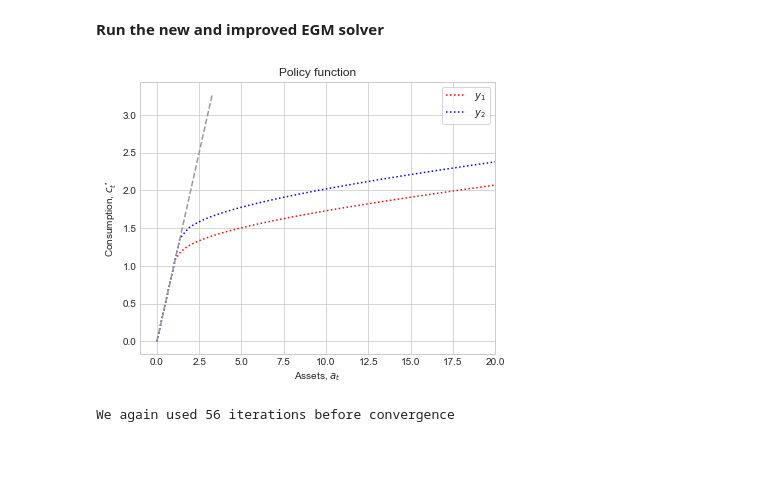
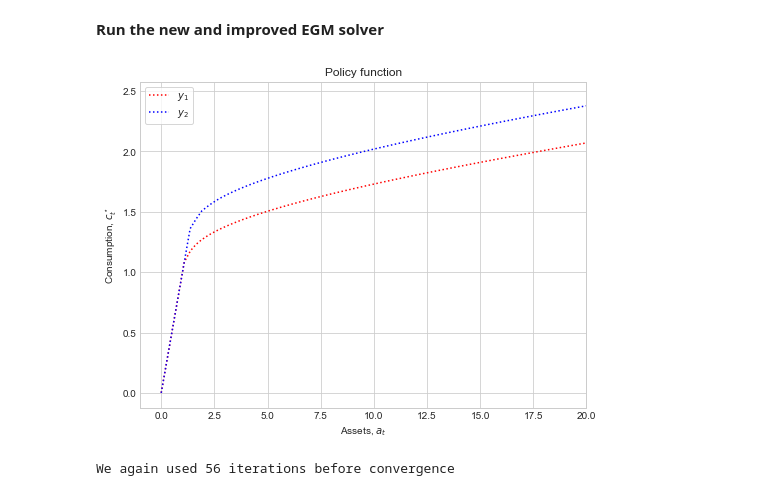
Before and after one commit to madsankern/DynamicProgramming, a Jupyter notebook: solve_model.ipynb, the cells around one changed output. Drawn from its saved outputs; the diff is of its cells as text; code cells hidden in the pictures; blank space fills up the shorter version.

```diff
--- a/solve_model.ipynb
+++ b/solve_model.ipynb
@@ -129,24 +124,26 @@ where $P_{11}$ is the probability of of staying in state 1 conditional on being
 # %% [markdown]
 **Run the new and improved EGM solver**
 # %%
+par = model.setup()
 sol_egm_2d = egm.solve_EGM_2d(par)
 # %%
-fig = plt.figure(figsize=(14,5))
+fig = plt.figure(figsize=(8,6))
 
-ax = fig.add_subplot(1,2,1)
+ax = fig.add_subplot(1,1,1)
 
 ax.plot(sol_egm_2d.a[0,:], sol_egm_2d.c[0,:], linestyle = ':', color = 'red', label = '$y_1$')
 ax.plot(sol_egm_2d.a[1,:], sol_egm_2d.c[1,:], linestyle = ':', color = 'blue', label = '$y_2$')
-ax.plot(sol_egm_2d.a[1,:10], sol_egm_2d.a[1,:10], linestyle = '--', color = '0.6') # Check with 45 degree line. Seems correct
+# ax.plot(sol_egm_2d.a[1,:10], sol_egm_2d.a[1,:10], linestyle = '--', color = '0.6') # Check with 45 degree line. Seems correct
 ax.set_xlabel(f"Assets, $a_t$")
 ax.set_ylabel(f"Consumption, $c^\star_t$")
 ax.set_title(f'Policy function')
 ax.set_xlim([-1,20])
+
 ax.legend(frameon=True)
 
-plt.show()
+plt.plot()
 # %% [output]
-[figure, old version]
+[figure, new version]
 # %%
 print("We again used " + str(sol_egm_2d.it) +" iterations before convergence")
 # %% [output]
```
Also changed, not shown: parts of 5 cells of this notebook, 2 other files.
